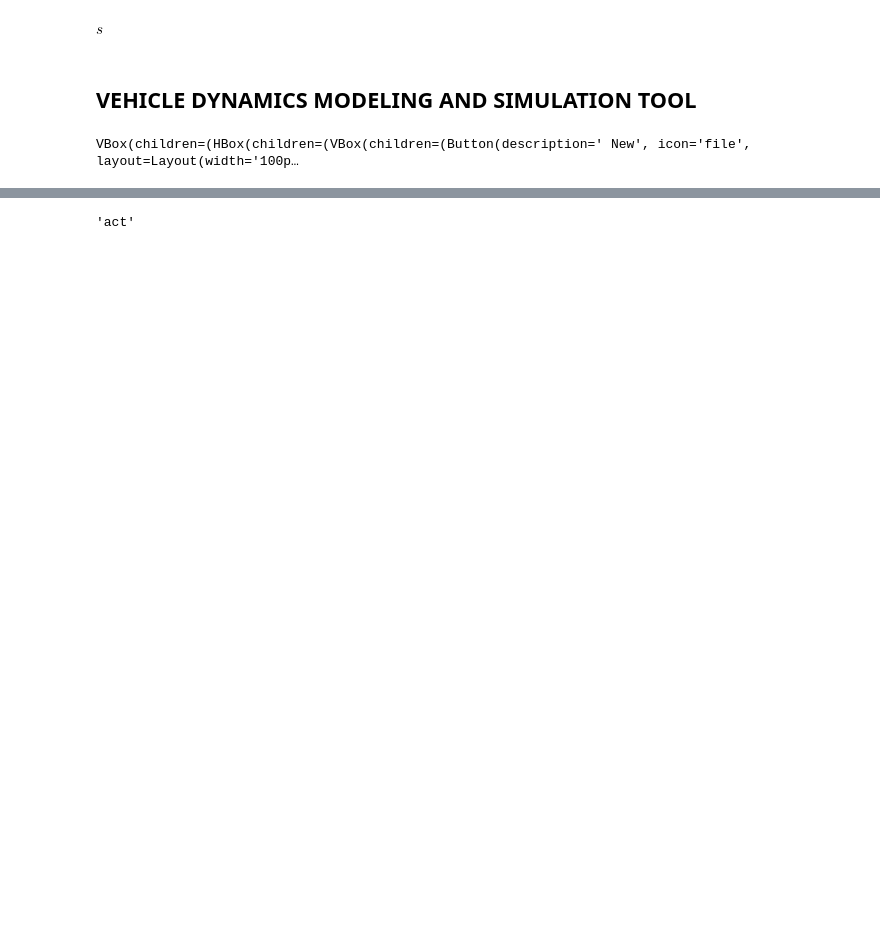
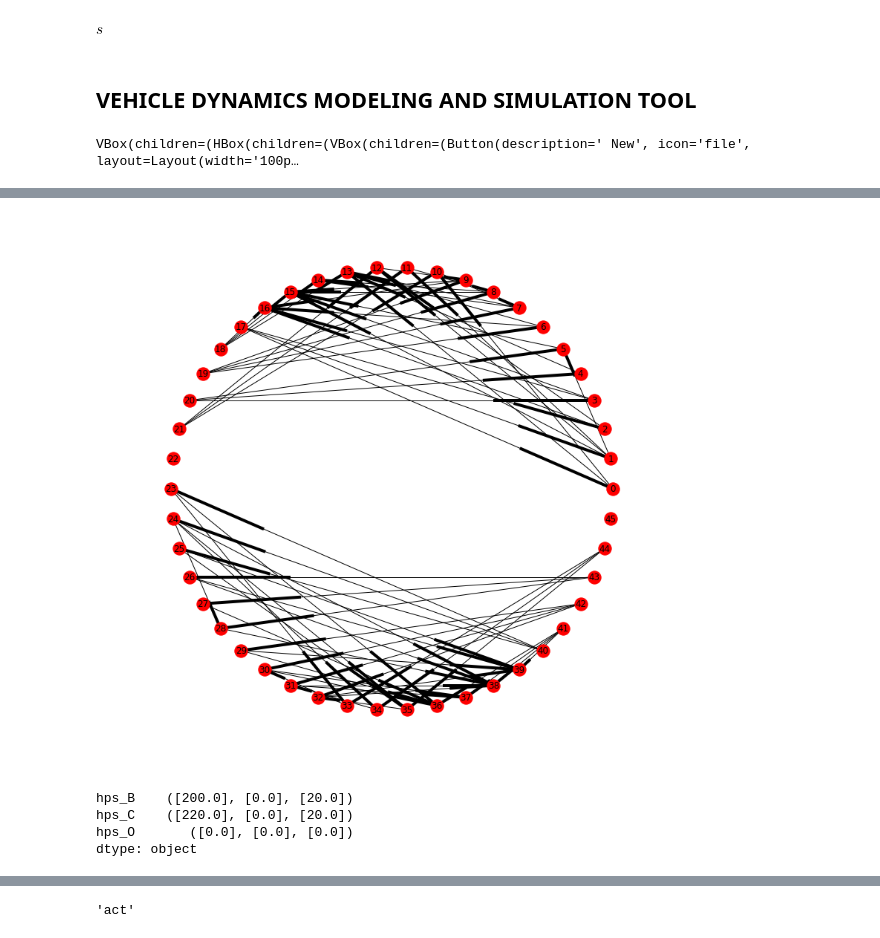
Before and after one commit to khaledghobashy/asurt_cdt, a Jupyter notebook: models/slider_cranck/slider_cranck.ipynb, the cells around one changed output, grey strips where cells are left out. Drawn from its saved outputs; the diff is of its cells as text; code cells hidden in the pictures; blank space fills up the shorter version.

```diff
--- a/models/slider_cranck/slider_cranck.ipynb
+++ b/models/slider_cranck/slider_cranck.ipynb
@@ -31,0 +66,13 @@ m.show_data_flow()
+# %%
+fig=plt.figure(figsize=(10,10))
+nx.draw_circular(nx.disjoint_union(g,g),with_labels=True)
+plt.show()
+# %% [output]
+[figure, added]
+# %%
+pd.Series(dict([(i,g.node[i]['obj']) for i in g.successors('Points')]))
+# %% [output]
+hps_B    ([200.0], [0.0], [20.0])
+hps_C    ([220.0], [0.0], [20.0])
+hps_O       ([0.0], [0.0], [0.0])
+dtype: object
```
Also changed, not shown: parts of 21 cells of this notebook, 7 other files.
